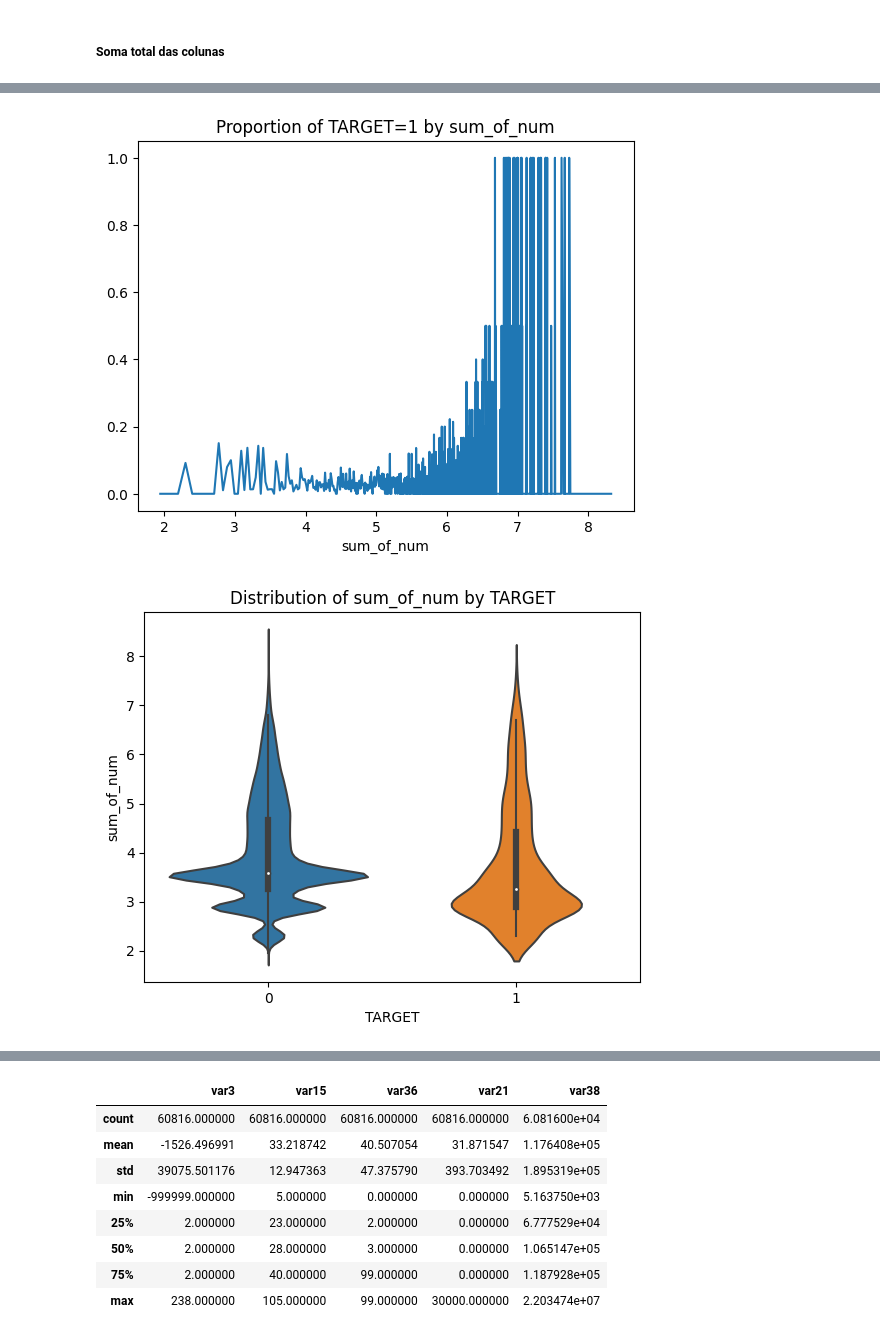
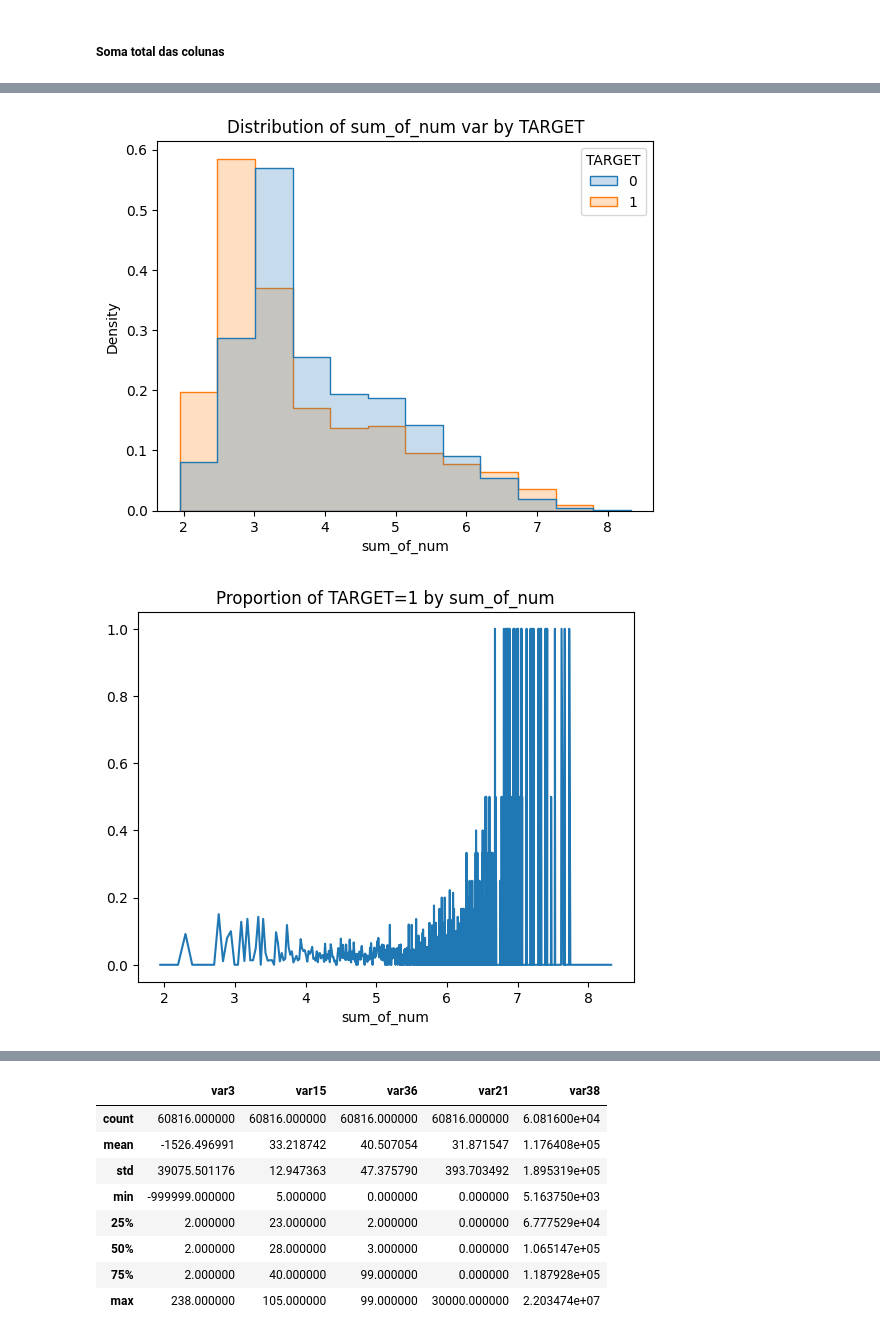
Before and after one commit to FelipeViacava/data-masters-case, a Jupyter notebook: 01-eda.ipynb, the cells around one changed output, grey strips where cells are left out. Drawn from its saved outputs; the diff is of its cells as text; code cells hidden in the pictures.

```diff
--- a/01-eda.ipynb
+++ b/01-eda.ipynb
@@ -636,3 +636,6 @@ cv.lineplot(df, "non_zero_count_num")
 cs_num = CustomSum(prefix="num")
 cs_num = cs_num.fit(df)
 df = cs_num.transform(df)
+
+df_ = df.copy()
+df_["sum_of_num"] = df_["sum_of_num"].apply(lambda x: np.log(x+1))
@@ -648,15 +642,9 @@ cv.histplot(
-# %%
-df_ = df.copy()
-df_["sum_of_num"] = df_["sum_of_num"] \
-    .apply(lambda x: np.log(x+1))
-
-cv.lineplot(df_, "sum_of_num")
-# %% [output]
-[figure, removed]
-# %%
-cv.violinplot(df_, "sum_of_num")
-# %% [output]
-[figure, removed]
+# %%
+cv.binaryhistplot(df_, "sum_of_num", nbins=12)
+cv.lineplot(df_, "sum_of_num")
+# %% [output]
+[figure, added]
+[figure, added]
 # %% [markdown]
 ### Demais variáveis
 
```
Also changed, not shown: parts of 12 cells of this notebook, 1 other file.
